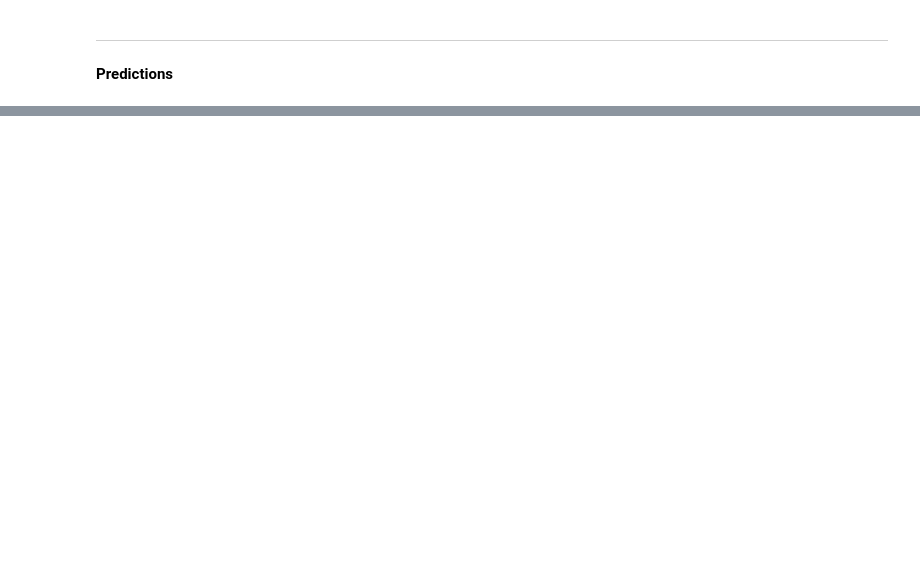
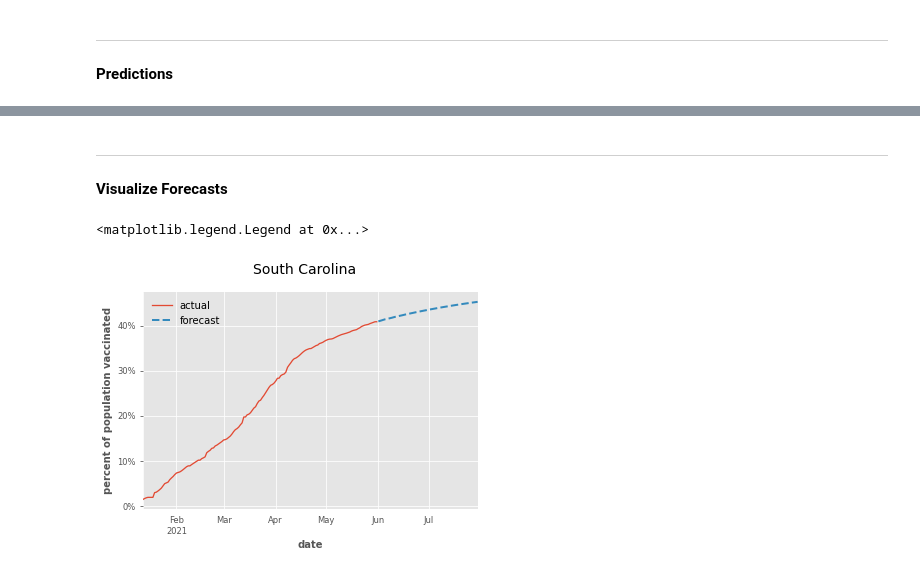
Before and after one commit to yangboyubyron/covid-19-vaccine-predictions, a Jupyter notebook: Covid-19 Dataset.ipynb, the cells around one changed output, grey strips where cells are left out. Saved outputs shown, nothing was run; the diff lists cells and outputs as text; code cells hidden in the pictures; blank space fills up the shorter version.

Commit message:
updated model testing and general notebook readability

```diff
--- a/Covid-19 Dataset.ipynb
+++ b/Covid-19 Dataset.ipynb
@@ -88,20 +87,22 @@ reset = pd.date_range(start=get_data.date.min(), end=get_data.date.max())
 get_data = get_data.set_index('date').reindex(reset).fillna(method='pad').rename_axis('date').reset_index()
 
 series = TimeSeries.from_dataframe(get_data, 'date', 'percent')
-# get_data.date.max() provides the full dataset for training;
-# testing is less valuable here than understanding the full picture of the data
-train, test = series.split_before(pd.Timestamp(get_data.date.max()))
+# split train/test down the middle of the dataset [get_data.date.median()]
+train, test = series.split_before(pd.Timestamp('2021-06-01'))
 
-model = models.ARIMA()
-model.fit(train)
+def test_models(models, train, test):
+    best = None
+    lowest = float('inf')
+    for model in models:
+        model.fit(train)
+        forecast = model.predict(len(test))
+        #print("model {} obtains MAPE: {:.2f}%".format(model, mape(test, forecast)))
+        err = mape(test, forecast)
+        if err < lowest:
+            lowest = err
+            best = model
+    print('Best model ({}) obtains MAPE: {:.2f}%'.format(best, lowest))
+    return best
 
-#predict next 60 days of vaccinations
-pred = model.predict(60)
-
-train.plot(label='actual')
-pred.plot(label='forecast', lw=2, linestyle='dashed')
-
-plt.suptitle(state.location.iloc[0])
-plt.ylabel('percent of population vaccinated')
-plt.legend()
+best_model = test_models([models.ARIMA(), models.ExponentialSmoothing(), models.Theta(), models.AutoARIMA()], train, test)
 # %% [output]
@@ -109,0 +113,18 @@ plt.legend()
+# %% [markdown]
+***
+__Visualize Forecasts__
+# %%
+#predict next 60 days of vaccinations
+pred = best_model.predict(60)
+
+train.plot(label='actual')
+pred.plot(label='forecast', lw=2, linestyle='dashed')
+
+plt.suptitle(state.location.iloc[0], fontsize='14')
+plt.ylabel('percent of population vaccinated', fontsize='10')
+plt.gca().set_yticklabels(['{:0.0f}%'.format(x) for x in plt.gca().get_yticks()])
+plt.xlabel('date', fontsize='10')
+plt.legend()
+# %% [output]
+<matplotlib.legend.Legend at 0x...>
+[figure, added]
```
Also changed, not shown: parts of 6 cells of this notebook, 2 other files.
